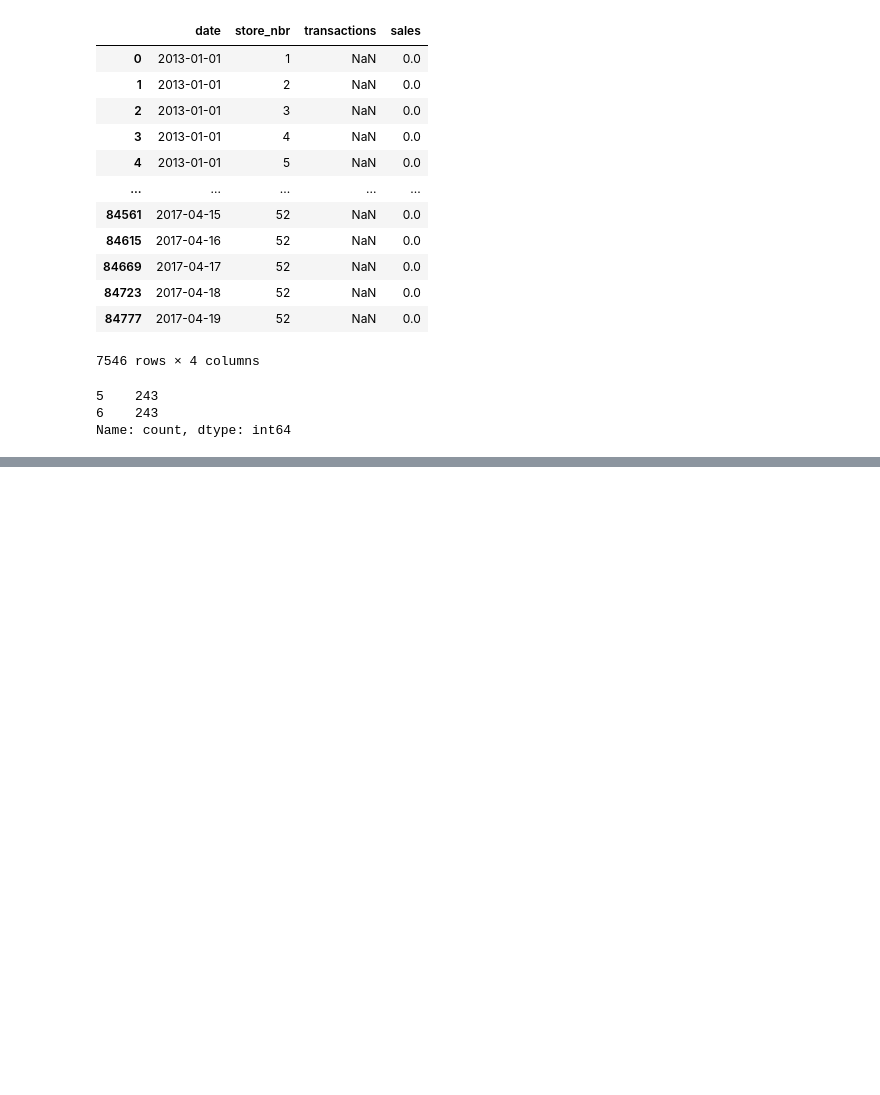
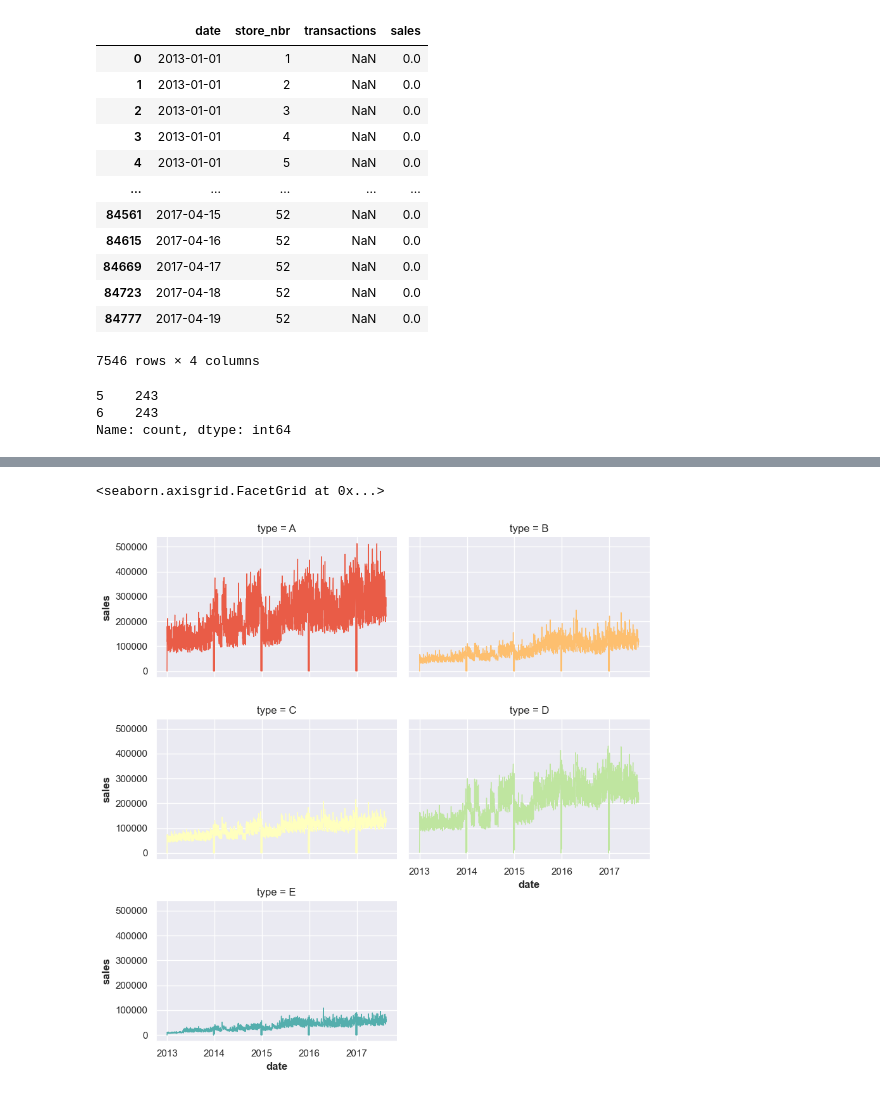
Before and after one commit to alestankiewicz/store-sales-ts-forecasting, a Jupyter notebook: data_preparation.ipynb, the cells around one changed output, grey strips where cells are left out. Saved outputs shown, nothing was run; the diff lists cells and outputs as text; code cells hidden in the pictures; blank space fills up the shorter version.

```diff
--- a/data_preparation.ipynb
+++ b/data_preparation.ipynb
@@ -338,0 +441,12 @@ holidays_events
+# %%
+sales_type = sales_stores.groupby(["date", "type"])["sales"].sum().reset_index()
+# %%
+sns.relplot(data = sales_type, x = "date", y = "sales",
+                col = "type", hue = "type",
+                kind = "line", palette = "Spectral",
+                linewidth = 1, zorder = 5,
+                col_wrap = 2, height = 3, aspect = 1.5, legend = False
+               )
+# %% [output]
+<seaborn.axisgrid.FacetGrid at 0x...>
+[figure, added]
```
Also changed, not shown: parts of 95 cells of this notebook.
